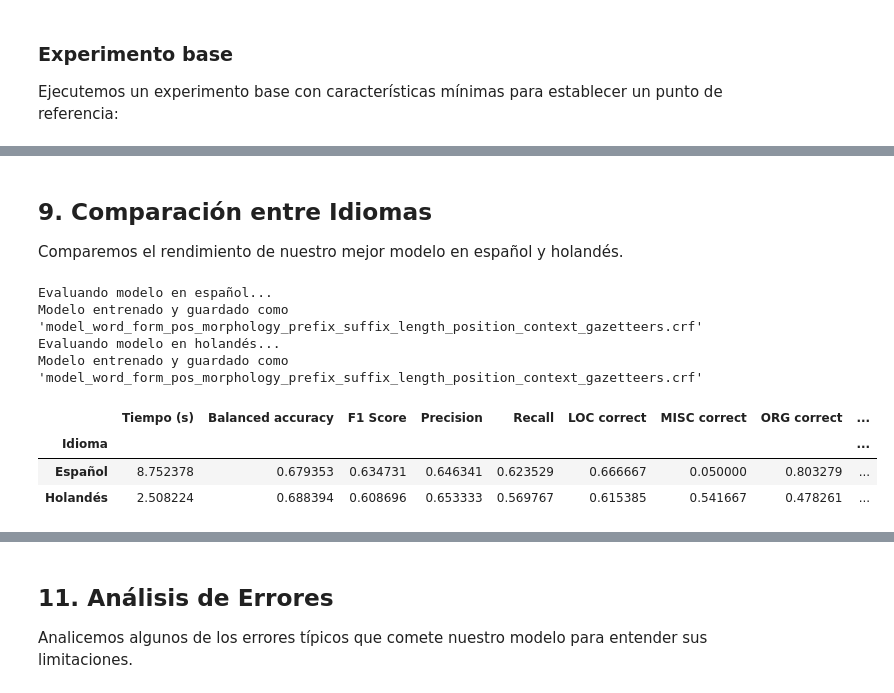
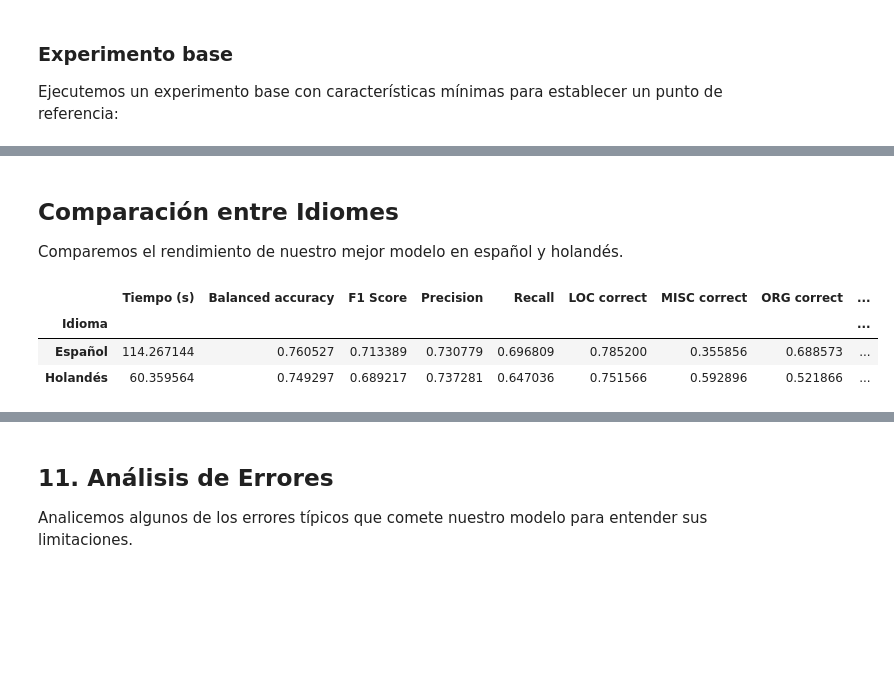
Before and after one commit to EnSergiEsFeo63/PLH-Practica3, a Jupyter notebook: FINAL_PASSAR_A_NET.ipynb, the cells around one changed output, grey strips where cells are left out. Saved outputs shown, nothing was run; the diff lists cells and outputs as text; code cells hidden in the pictures; blank space fills up the shorter version.

```diff
--- a/FINAL_PASSAR_A_NET.ipynb
+++ b/FINAL_PASSAR_A_NET.ipynb
@@ -930,0 +1251,19 @@ Modelo entrenado y guardado como 'model_word_form_pos_morphology_prefix_suffix_l
+# %%
+# Encuentra la mejor configuración según la métrica 'Balanced accuracy'
+best_row = optimized_results.sort_values(by="Balanced accuracy", ascending=False).iloc[0]
+print("Mejor configuración encontrada:")
+print(best_row["Configuración"])
+print("\nDetalles de la configuración:")
+
+# Extrae los flags de la configuración óptima
+best_config = {
+    "word_form": True,  # Siempre está presente en todas las configuraciones base
+    "context": True,    # Siempre está presente en todas las configuraciones base
+    "gazetteers": True, # Siempre está presente en todas las configuraciones base
+    "pos": bool(best_row["has_pos"]),
+    "morphology": bool(best_row["has_morphology"]),
+    "prefix_suffix": bool(best_row["has_prefix_suffix"]),
+    "length": bool(best_row["has_length"]),
+    "position": bool(best_row["has_position"])
+}
+display(best_config)
@@ -931,9 +1537,9 @@ Modelo entrenado y guardado como 'model_word_form_pos_morphology_prefix_suffix_l
 # %% [markdown]
-## 9. Comparación entre Idiomas
+## Comparación entre Idiomes
 
 Comparemos el rendimiento de nuestro mejor modelo en español y holandés.
 # %%
-def language_comparison(sample_size=500):
+def language_comparison(sample_size=None):
     """
     Compara el rendimiento del modelo en español y holandés.
 
@@ -943,59 +1549,40 @@ def language_comparison(sample_size=500):
     Returns:
         DataFrame con resultados
     """
-    # Mejor configuración encontrada
-    best_config = {
-        "word_form": True,
-        "pos": True,
-        "morphology": True,
-        "prefix_suffix": True,
-        "length": True,
-        "position": True,
-        "context": True,
-        "gazetteers": True
-    }
 
     results = []
 
-    # Español
-    print("Evaluando modelo en español...")
     start_time = time()
     es_result = run_experiment(best_config, language="spanish", sample_size=sample_size)
     end_time = time()
 
     es_result_with_meta = {
         "Idioma": "Español",
         "Tiempo (s)": end_time - start_time
     }
     es_result_with_meta.update(es_result)
     results.append(es_result_with_meta)
 
-    # Holandés
-    print("Evaluando modelo en holandés...")
     start_time = time()
     nl_result = run_experiment(best_config, language="dutch", sample_size=sample_size)
     end_time = time()
 
     nl_result_with_meta = {
         "Idioma": "Holandés",
         "Tiempo (s)": end_time - start_time
     }
     nl_result_with_meta.update(nl_result)
     results.append(nl_result_with_meta)
 
     # Convertir a DataFrame
     results_df = pd.DataFrame(results)
     return results_df.set_index("Idioma")
 
 # Comparar idiomas
-language_results = language_comparison(sample_size=1000)
+language_results = language_comparison()
 language_results
 # %% [output]
-Evaluando modelo en español...
-Modelo entrenado y guardado como 'model_word_form_pos_morphology_prefix_suffix_length_position_context_gazetteers.crf'
-Evaluando modelo en holandés...
-Modelo entrenado y guardado como 'model_word_form_pos_morphology_prefix_suffix_length_position_context_gazetteers.crf'
 |  | Tiempo (s) | Balanced accuracy | F1 Score | Precision | Recall | LOC correct | MISC correct | ORG correct | ... |
 | Idioma |  |  |  |  |  |  |  |  | ... |
-| Español | 8.752378 | 0.679353 | 0.634731 | 0.646341 | 0.623529 | 0.666667 | 0.050000 | 0.803279 | ... |
-| Holandés | 2.508224 | 0.688394 | 0.608696 | 0.653333 | 0.569767 | 0.615385 | 0.541667 | 0.478261 | ... |
+| Español | 114.267144 | 0.760527 | 0.713389 | 0.730779 | 0.696809 | 0.785200 | 0.355856 | 0.688573 | ... |
+| Holandés | 60.359564 | 0.749297 | 0.689217 | 0.737281 | 0.647036 | 0.751566 | 0.592896 | 0.521866 | ... |
```
Also changed, not shown: parts of 47 cells of this notebook.
